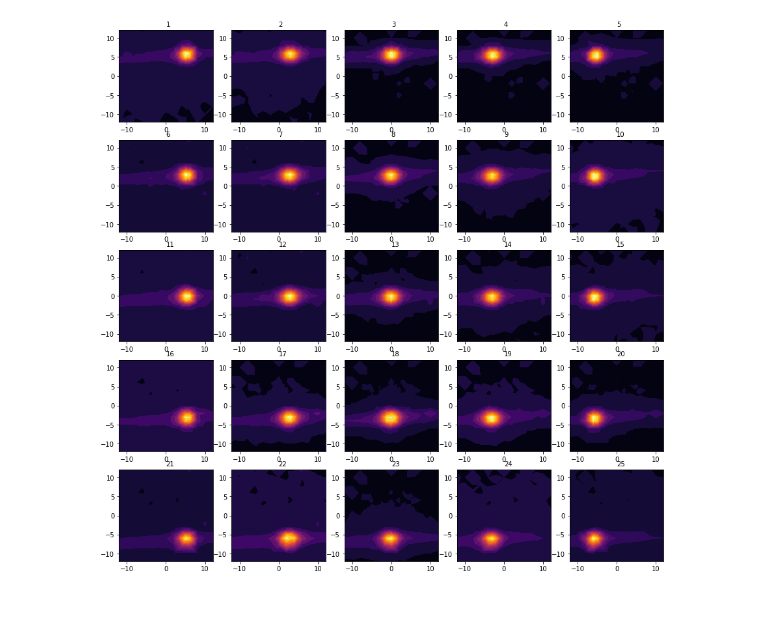
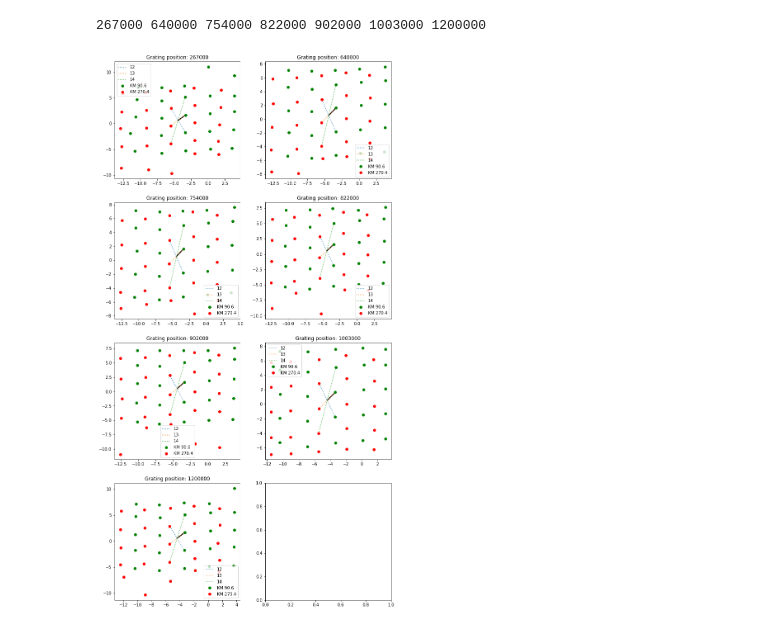
Before and after one commit to darioflute/fifipy, a Jupyter notebook: notebooks/Kvector.ipynb, the cells around one changed output. Saved outputs shown, nothing was run; the diff lists cells and outputs as text; code cells hidden in the pictures.

```diff
--- a/notebooks/Kvector.ipynb
+++ b/notebooks/Kvector.ipynb
@@ -170,7 +61,7 @@ ax.tricontourf(xcoords, ycoords, fluxes[2,2,:], cmap='inferno',levels=14, linewi
 # %%
-%matplotlib inline
-from fifipy.kvector import plot2D
-infile = '/home/dario/Python/Fifilab/KVectorData/Reduced/B1_D105_K1092_G180000.fits'
-plot2D(infile)
+from fifipy.kvector import fitSourcePositions
+rootdir = '/home/dario/Python/Fifilab/KVectorData/'
+fitSourcePositions(rootdir,'R','105')
 # %% [output]
+267000 640000 754000 822000 902000 1003000 1200000
-[figure, old version]
+[figure, new version]
```
Also changed, not shown: parts of 29 cells of this notebook, 1 other file.
